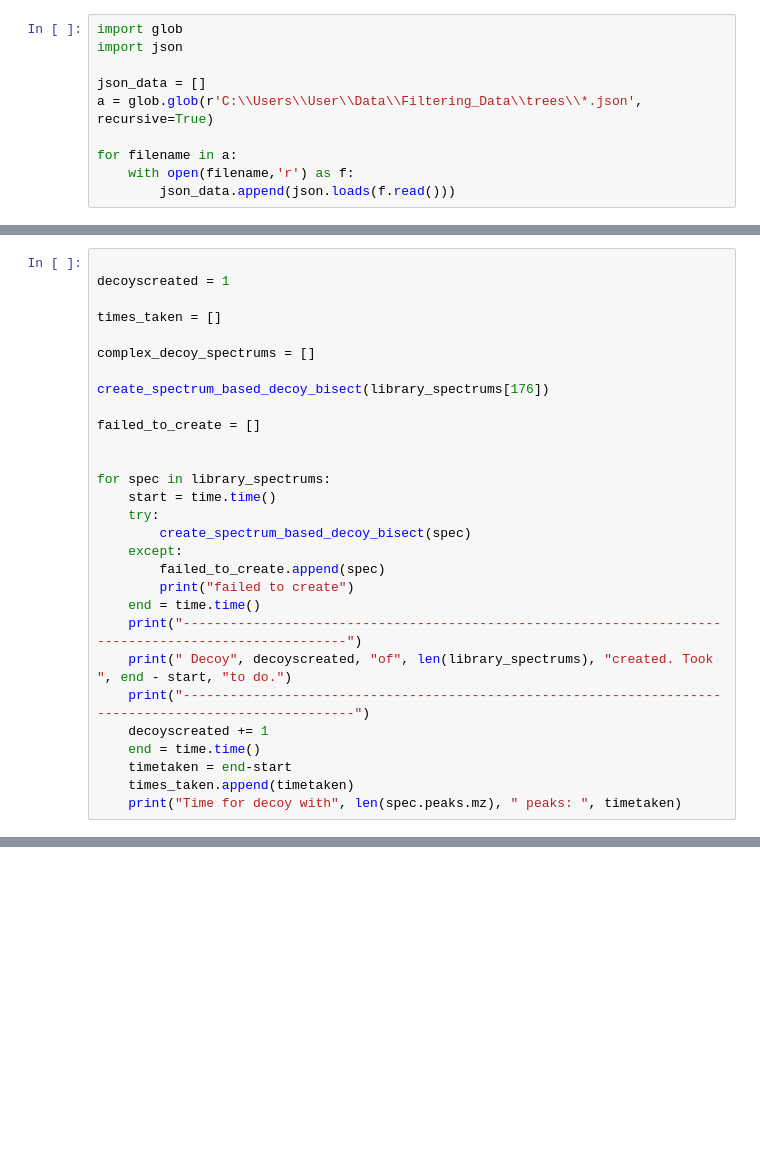
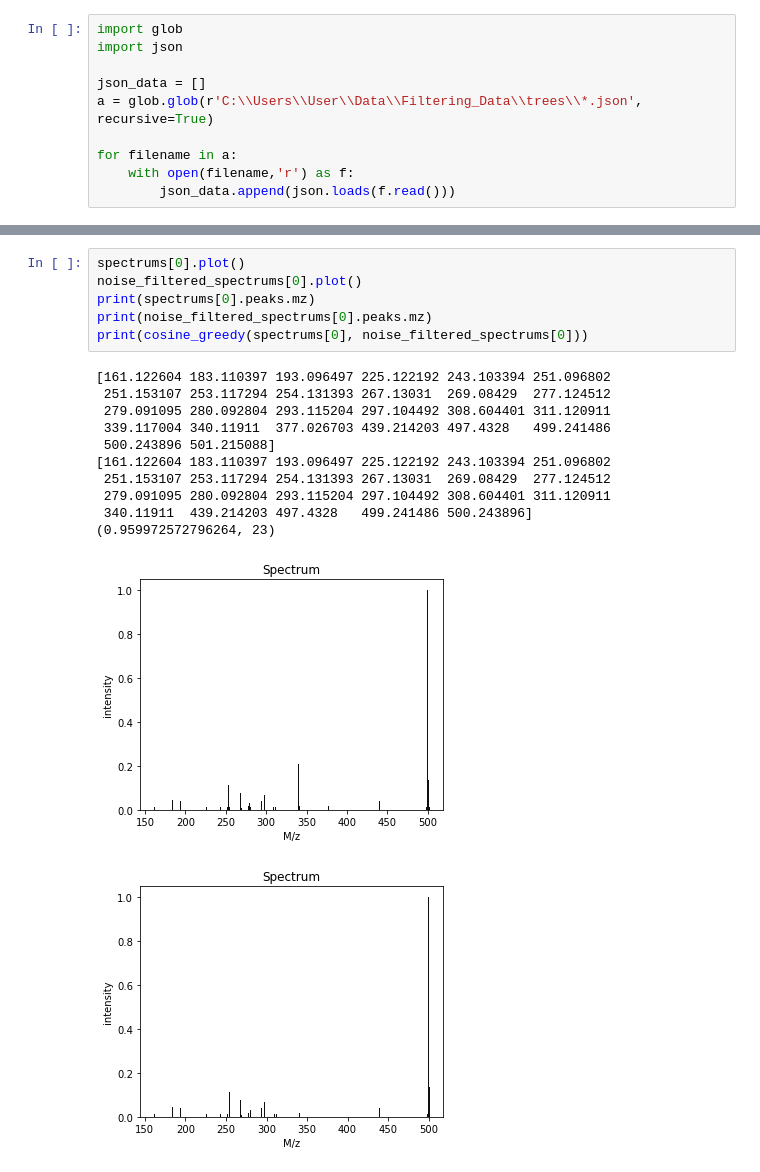
Before and after one commit to LiamKrupej/Decoy-Spectral-Database-Creation-for-Mass-Spectrometry, a Jupyter notebook: Noise_Filtered_Decoy_Qvalue_Estimation.ipynb, the cells around one changed output, grey strips where cells are left out. Cells and saved outputs as stored; diff of their text form; blank space fills up the shorter version.

```diff
--- a/Noise_Filtered_Decoy_Qvalue_Estimation.ipynb
+++ b/Noise_Filtered_Decoy_Qvalue_Estimation.ipynb
@@ -359,29 +161,0 @@ def create_spectrum_based_decoy_bisect(s):
-# %%
-
-decoyscreated = 1
-
-times_taken = []
-
-complex_decoy_spectrums = []
-
-create_spectrum_based_decoy_bisect(library_spectrums[176])
-
-failed_to_create = []
-
-
-for spec in library_spectrums:
-    start = time.time()
-    try:
-        create_spectrum_based_decoy_bisect(spec)
-    except:
-        failed_to_create.append(spec)
-        print("failed to create")
-    end = time.time()
-    print("-----------------------------------------------------------------------------------------------------")
-    print(" Decoy", decoyscreated, "of", len(library_spectrums), "created. Took ", end - start, "to do.")
-    print("------------------------------------------------------------------------------------------------------")
-    decoyscreated += 1
-    end = time.time()
-    timetaken = end-start
-    times_taken.append(timetaken)
-    print("Time for decoy with", len(spec.peaks.mz), " peaks: ", timetaken)
@@ -392,0 +228,19 @@ print(num_cores)
+# %%
+spectrums[0].plot()
+noise_filtered_spectrums[0].plot()
+print(spectrums[0].peaks.mz)
+print(noise_filtered_spectrums[0].peaks.mz)
+print(cosine_greedy(spectrums[0], noise_filtered_spectrums[0]))
+# %% [output]
+[161.122604 183.110397 193.096497 225.122192 243.103394 251.096802
+ 251.153107 253.117294 254.131393 267.13031  269.08429  277.124512
+ 279.091095 280.092804 293.115204 297.104492 308.604401 311.120911
+ 339.117004 340.11911  377.026703 439.214203 497.4328   499.241486
+ 500.243896 501.215088]
+[161.122604 183.110397 193.096497 225.122192 243.103394 251.096802
+ 251.153107 253.117294 254.131393 267.13031  269.08429  277.124512
+ 279.091095 280.092804 293.115204 297.104492 308.604401 311.120911
+ 340.11911  439.214203 497.4328   499.241486 500.243896]
+(0.959972572796264, 23)
+[figure, added]
+[figure, added]
```
Also changed, not shown: parts of 49 cells of this notebook, 15 other files.
